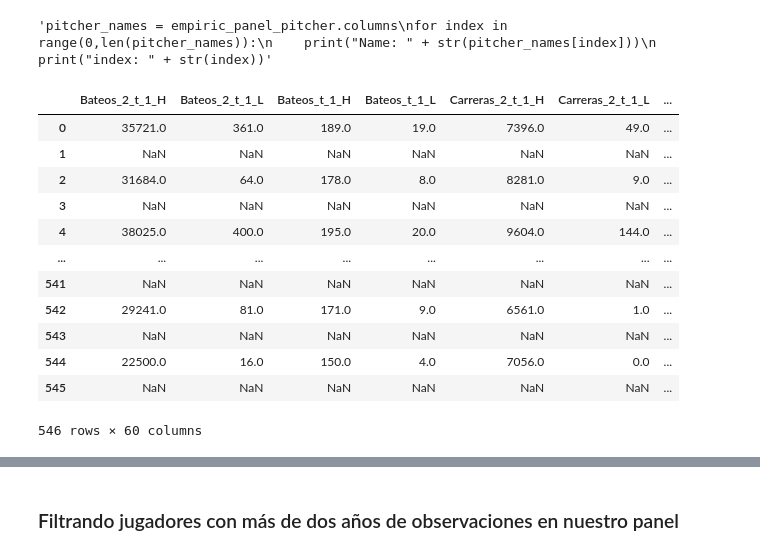
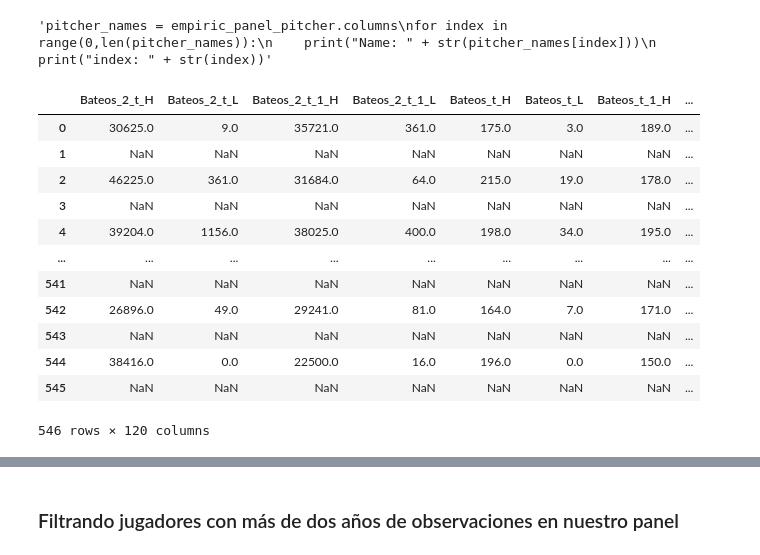
Before and after one commit to PhysTony/MLB_hardball_negotations, a Jupyter notebook: ETL_Scripts/Players/Free_Agent_Change/cumulative_change_comparison.ipynb, the cells around one changed output, grey strips where cells are left out. Drawn from its saved outputs; the diff is of its cells as text; code cells hidden in the pictures.

```diff
--- a/ETL_Scripts/Players/Free_Agent_Change/cumulative_change_comparison.ipynb
+++ b/ETL_Scripts/Players/Free_Agent_Change/cumulative_change_comparison.ipynb
@@ -1794,3 +1790,36 @@ pitcher_regular_stats = sorted(pitcher_regular_stats)
+# %%
+pitcher_regular_stats = ['Bateos_2_t', 'Bateos_t',
+                        'Carreras_2_t', 'Carreras_t',
+                        'Carreras_ganadas_2_t', 'Carreras_ganadas_t',
+                        'Comando_2_t', 'Comando_t',
+                        'Control_2_t', 'Control_t',
+                        'Dominio_2_t', 'Dominio_t',
+                        'ERA_2_t', 'ERA_t',
+                        'Inning_pitched_2_t', 'Inning_pitched_t',
+                        'Losses_2_t', 'Losses_t',
+                        'Saves_2_t', 'Saves_t',
+                        'Strike_outs_2_t', 'Strike_outs_t',
+                        'WAR_2_t', 'WAR_t',
+                        'WHIP_2_t', 'WHIP_t',
+                        'Walks_2_t', 'Walks_t',
+                        'Wins_2_t', 'Wins_t',
+
+                        'Bateos_2_t_1', 'Bateos_t_1',
+                        'Carreras_2_t_1', 'Carreras_t_1',
+                        'Carreras_ganadas_2_t_1', 'Carreras_ganadas_t_1',
+                        'Comando_2_t_1', 'Comando_t_1',
+                        'Control_2_t_1', 'Control_t_1',
+                        'Dominio_2_t_1', 'Dominio_t_1',
+                        'ERA_2_t_1', 'ERA_t_1',
+                        'Inning_pitched_2_t_1', 'Inning_pitched_t_1',
+                        'Losses_2_t_1', 'Losses_t_1',
+                        'Saves_2_t_1', 'Saves_t_1',
+                        'Strike_outs_2_t_1', 'Strike_outs_t_1',
+                        'WAR_2_t_1', 'WAR_t_1',
+                        'WHIP_2_t_1', 'WHIP_t_1',
+                        'Walks_2_t_1', 'Walks_t_1',
+                        'Wins_2_t_1', 'Wins_t_1']
+pitcher_regular_stats = sorted(pitcher_regular_stats)
 # %%
 # Pitcheer
 for stat in range(0,len(pitcher_regular_stats)):
@@ -1817,23 +1846,23 @@ for index in range(0,len(pitcher_names)):
 # %% [output]
 'pitcher_names = empiric_panel_pitcher.columns\nfor index in range(0,len(pitcher_names)):\n    print("Name: " + str(pitcher_names[index]))\n    print("index: " + str(index))'
 # %%
-start = empiric_panel_pitcher.columns.get_loc('Bateos_2_t_1_H')
+start = empiric_panel_pitcher.columns.get_loc('Bateos_2_t_H')
 end = empiric_panel_pitcher.columns.get_loc('Wins_t_1_L') + 1
 empiric_panel_pitcher.iloc[:,start:end]
 # %% [output]
-|  | Bateos_2_t_1_H | Bateos_2_t_1_L | Bateos_t_1_H | Bateos_t_1_L | Carreras_2_t_1_H | Carreras_2_t_1_L | ... |
-| 0 | 35721.0 | 361.0 | 189.0 | 19.0 | 7396.0 | 49.0 | ... |
-| 1 | NaN | NaN | NaN | NaN | NaN | NaN | ... |
-| 2 | 31684.0 | 64.0 | 178.0 | 8.0 | 8281.0 | 9.0 | ... |
-| 3 | NaN | NaN | NaN | NaN | NaN | NaN | ... |
-| 4 | 38025.0 | 400.0 | 195.0 | 20.0 | 9604.0 | 144.0 | ... |
-| ... | ... | ... | ... | ... | ... | ... | ... |
-| 541 | NaN | NaN | NaN | NaN | NaN | NaN | ... |
-| 542 | 29241.0 | 81.0 | 171.0 | 9.0 | 6561.0 | 1.0 | ... |
-| 543 | NaN | NaN | NaN | NaN | NaN | NaN | ... |
-| 544 | 22500.0 | 16.0 | 150.0 | 4.0 | 7056.0 | 0.0 | ... |
-| 545 | NaN | NaN | NaN | NaN | NaN | NaN | ... |
+|  | Bateos_2_t_H | Bateos_2_t_L | Bateos_2_t_1_H | Bateos_2_t_1_L | Bateos_t_H | Bateos_t_L | Bateos_t_1_H | ... |
+| 0 | 30625.0 | 9.0 | 35721.0 | 361.0 | 175.0 | 3.0 | 189.0 | ... |
+| 1 | NaN | NaN | NaN | NaN | NaN | NaN | NaN | ... |
+| 2 | 46225.0 | 361.0 | 31684.0 | 64.0 | 215.0 | 19.0 | 178.0 | ... |
+| 3 | NaN | NaN | NaN | NaN | NaN | NaN | NaN | ... |
+| 4 | 39204.0 | 1156.0 | 38025.0 | 400.0 | 198.0 | 34.0 | 195.0 | ... |
+| ... | ... | ... | ... | ... | ... | ... | ... | ... |
+| 541 | NaN | NaN | NaN | NaN | NaN | NaN | NaN | ... |
+| 542 | 26896.0 | 49.0 | 29241.0 | 81.0 | 164.0 | 7.0 | 171.0 | ... |
+| 543 | NaN | NaN | NaN | NaN | NaN | NaN | NaN | ... |
+| 544 | 38416.0 | 0.0 | 22500.0 | 16.0 | 196.0 | 0.0 | 150.0 | ... |
+| 545 | NaN | NaN | NaN | NaN | NaN | NaN | NaN | ... |
-546 rows × 60 columns
+546 rows × 120 columns
 # %%
 empiric_panel_hitter.shape
 # %% [output]
```
Also changed, not shown: parts of 22 cells of this notebook, 15 other files.
